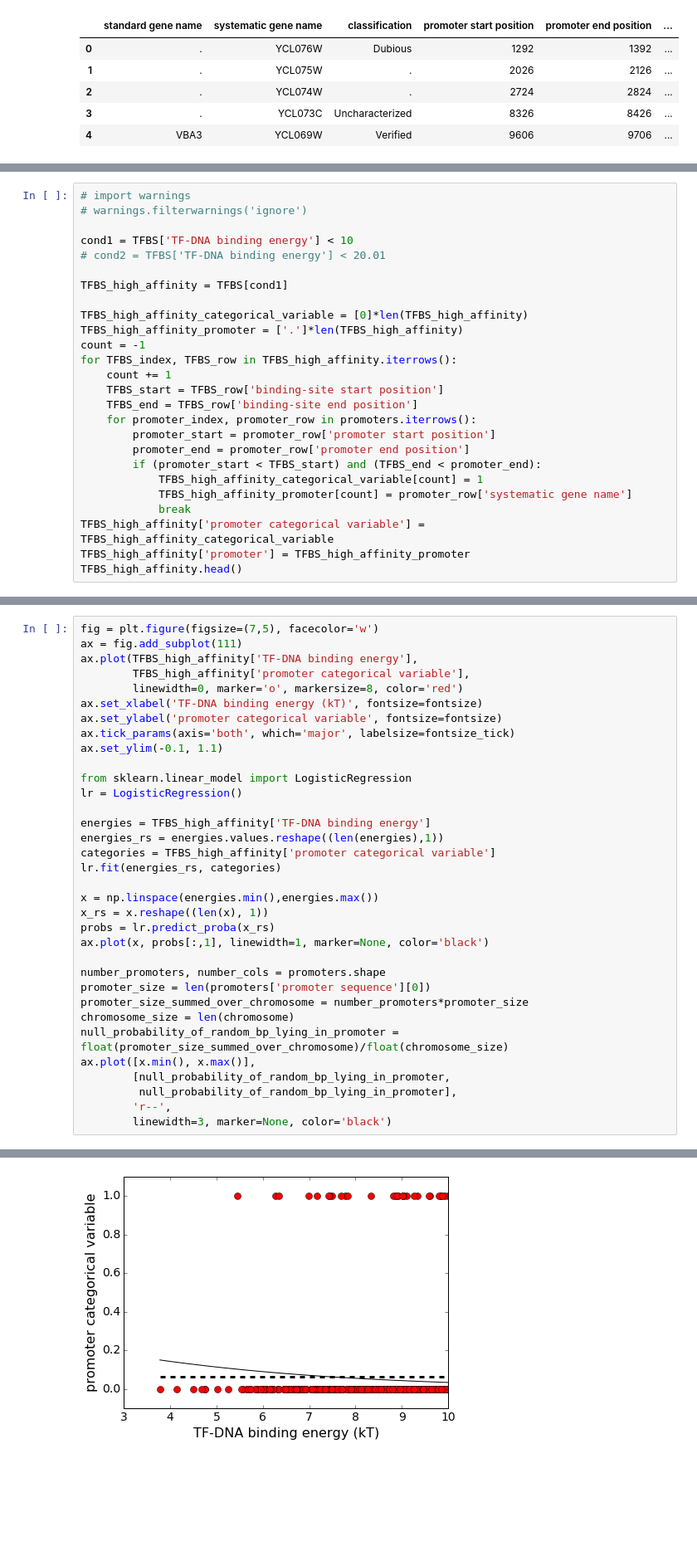
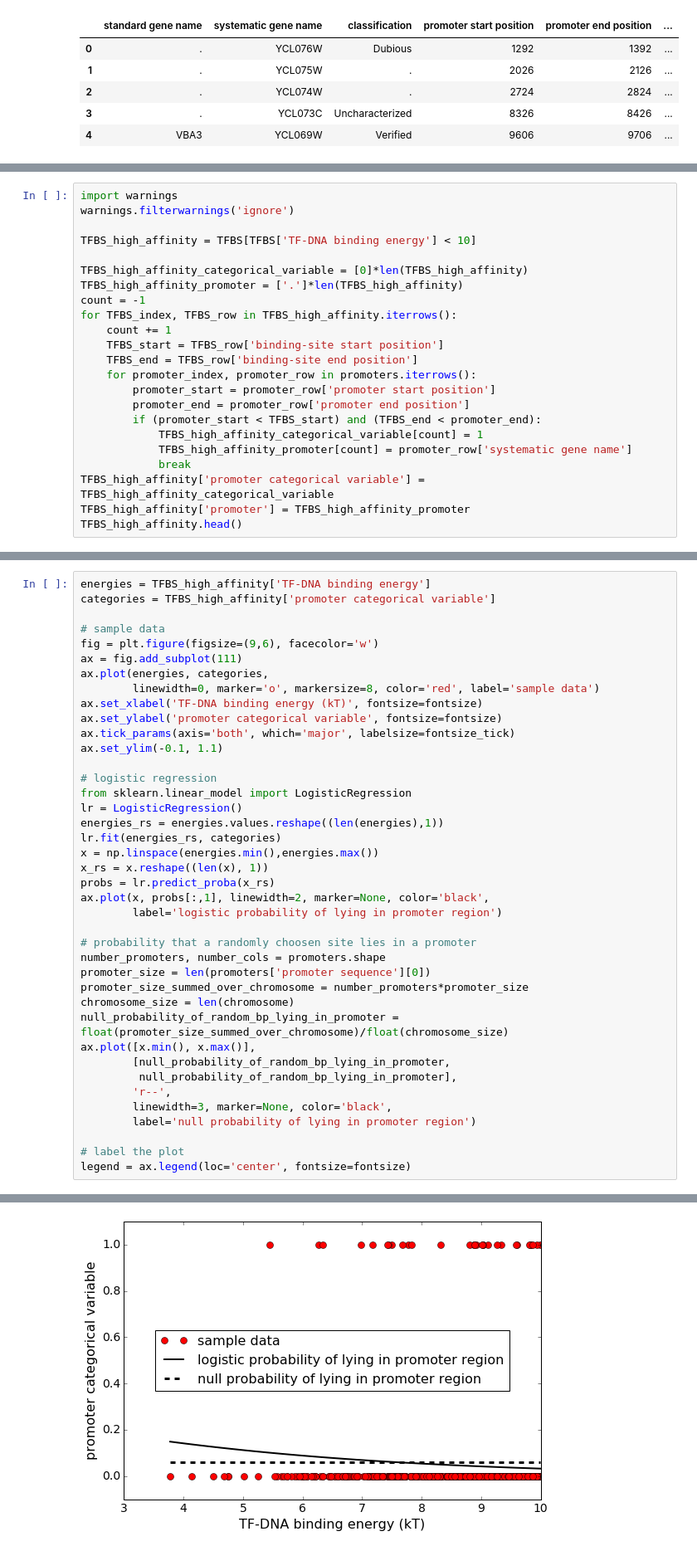
Before and after one commit to petermchale/yeast_bioinformatics, a Jupyter notebook: TFBS.ipynb, the cells around one changed output, grey strips where cells are left out. Shown at 83% size. Cells and saved outputs as stored; diff of their text form; blank space fills up the shorter version.

```diff
--- a/TFBS.ipynb
+++ b/TFBS.ipynb
@@ -230,11 +243,8 @@ Next I filtered the list of high-affinity TF binding sites to identify which pro
 # %%
-# import warnings
-# warnings.filterwarnings('ignore')
+import warnings
+warnings.filterwarnings('ignore')
 
-cond1 = TFBS['TF-DNA binding energy'] < 10
-# cond2 = TFBS['TF-DNA binding energy'] < 20.01
-
-TFBS_high_affinity = TFBS[cond1]
+TFBS_high_affinity = TFBS[TFBS['TF-DNA binding energy'] < 10]
 
 TFBS_high_affinity_categorical_variable = [0]*len(TFBS_high_affinity)
 TFBS_high_affinity_promoter = ['.']*len(TFBS_high_affinity)
@@ -273,27 +277,29 @@ Now, let's use logistic regression to see whether genomic sites with greater aff
 # %%
-fig = plt.figure(figsize=(7,5), facecolor='w')
+energies = TFBS_high_affinity['TF-DNA binding energy']
+categories = TFBS_high_affinity['promoter categorical variable']
+
+# sample data
+fig = plt.figure(figsize=(9,6), facecolor='w')
 ax = fig.add_subplot(111)
-ax.plot(TFBS_high_affinity['TF-DNA binding energy'],
-        TFBS_high_affinity['promoter categorical variable'],
-        linewidth=0, marker='o', markersize=8, color='red')
+ax.plot(energies, categories,
+        linewidth=0, marker='o', markersize=8, color='red', label='sample data')
 ax.set_xlabel('TF-DNA binding energy (kT)', fontsize=fontsize)
 ax.set_ylabel('promoter categorical variable', fontsize=fontsize)
 ax.tick_params(axis='both', which='major', labelsize=fontsize_tick)
 ax.set_ylim(-0.1, 1.1)
 
+# logistic regression
 from sklearn.linear_model import LogisticRegression
 lr = LogisticRegression()
-
-energies = TFBS_high_affinity['TF-DNA binding energy']
 energies_rs = energies.values.reshape((len(energies),1))
-categories = TFBS_high_affinity['promoter categorical variable']
 lr.fit(energies_rs, categories)
-
 x = np.linspace(energies.min(),energies.max())
 x_rs = x.reshape((len(x), 1))
 probs = lr.predict_proba(x_rs)
-ax.plot(x, probs[:,1], linewidth=1, marker=None, color='black')
+ax.plot(x, probs[:,1], linewidth=2, marker=None, color='black',
+        label='logistic probability of lying in promoter region')
 
+# probability that a randomly choosen site lies in a promoter
 number_promoters, number_cols = promoters.shape
 promoter_size = len(promoters['promoter sequence'][0])
 promoter_size_summed_over_chromosome = number_promoters*promoter_size
@@ -303,5 +309,9 @@ ax.plot([x.min(), x.max()],
         [null_probability_of_random_bp_lying_in_promoter,
          null_probability_of_random_bp_lying_in_promoter],
         'r--',
-        linewidth=3, marker=None, color='black')
+        linewidth=3, marker=None, color='black',
+        label='null probability of lying in promoter region')
+
+# label the plot
+legend = ax.legend(loc='center', fontsize=fontsize)
 # %% [output]
@@ -309,2 +318,2 @@ ax.plot([x.min(), x.max()],
-[figure, old version]
+[figure, new version]
 # %% [markdown]
```
Also changed, not shown: parts of 15 cells of this notebook.
